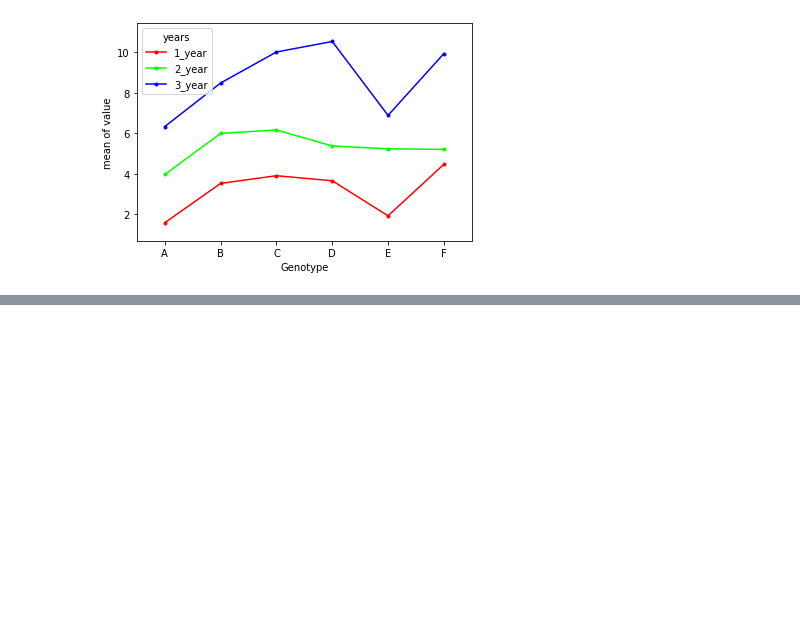
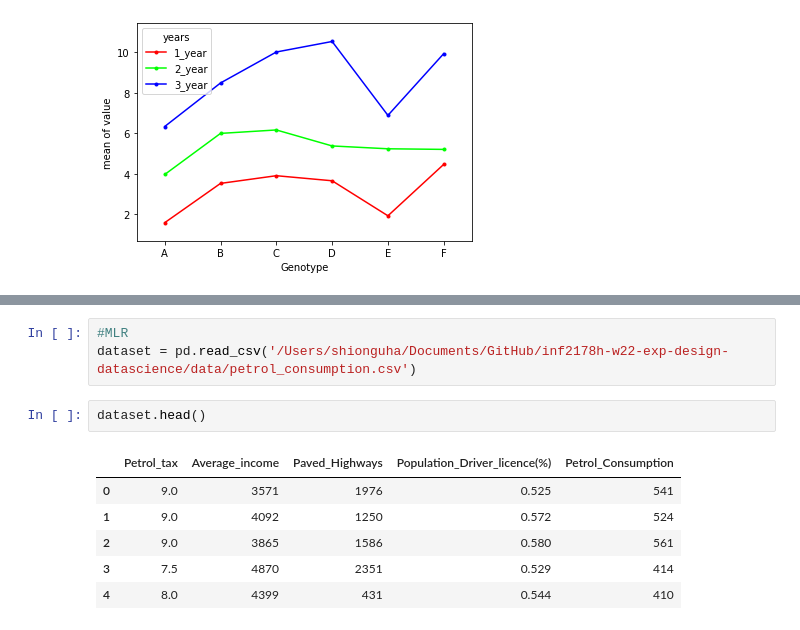
Before and after one commit to zhanyyy7/inf2178h-w22-exp-design-datascience, a Jupyter notebook: notebooks/inclass.ipynb, the cells around one changed output, grey strips where cells are left out. Saved outputs shown, nothing was run; the diff lists cells and outputs as text; blank space fills up the shorter version.

```diff
--- a/notebooks/inclass.ipynb
+++ b/notebooks/inclass.ipynb
@@ -238,0 +272,12 @@ res.tukey_summary
+# %%
+#MLR
+dataset = pd.read_csv('/Users/shionguha/Documents/GitHub/inf2178h-w22-exp-design-datascience/data/petrol_consumption.csv')
+# %%
+dataset.head()
+# %% [output]
+|  | Petrol_tax | Average_income | Paved_Highways | Population_Driver_licence(%) | Petrol_Consumption |
+| 0 | 9.0 | 3571 | 1976 | 0.525 | 541 |
+| 1 | 9.0 | 4092 | 1250 | 0.572 | 524 |
+| 2 | 9.0 | 3865 | 1586 | 0.580 | 561 |
+| 3 | 7.5 | 4870 | 2351 | 0.529 | 414 |
+| 4 | 8.0 | 4399 | 431 | 0.544 | 410 |
```
Also changed, not shown: parts of 30 cells of this notebook, 5 other files.
